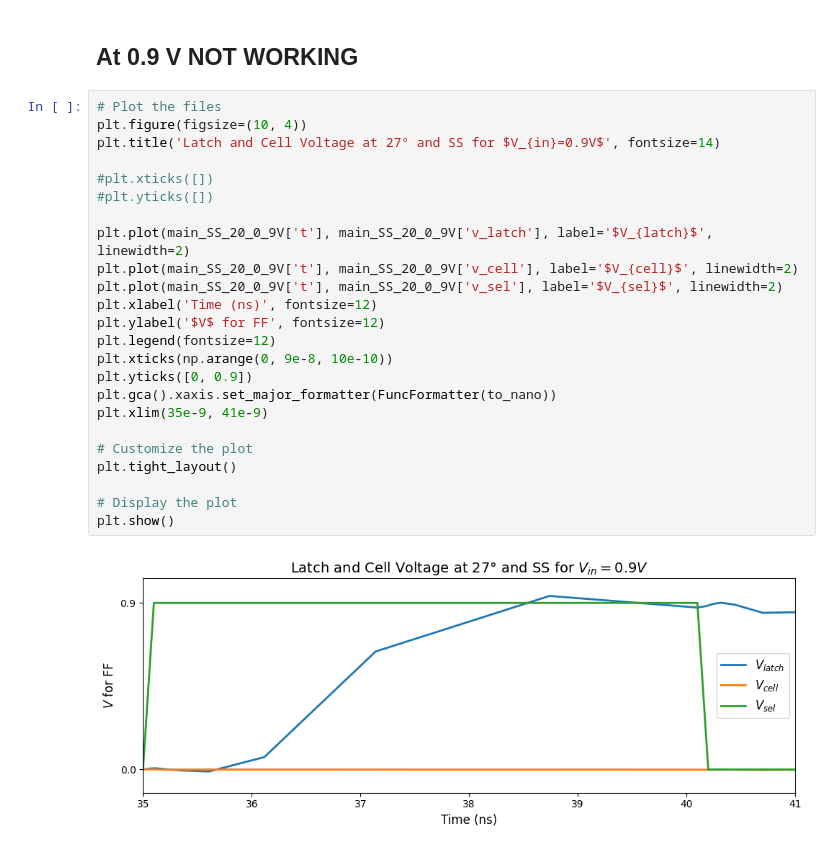
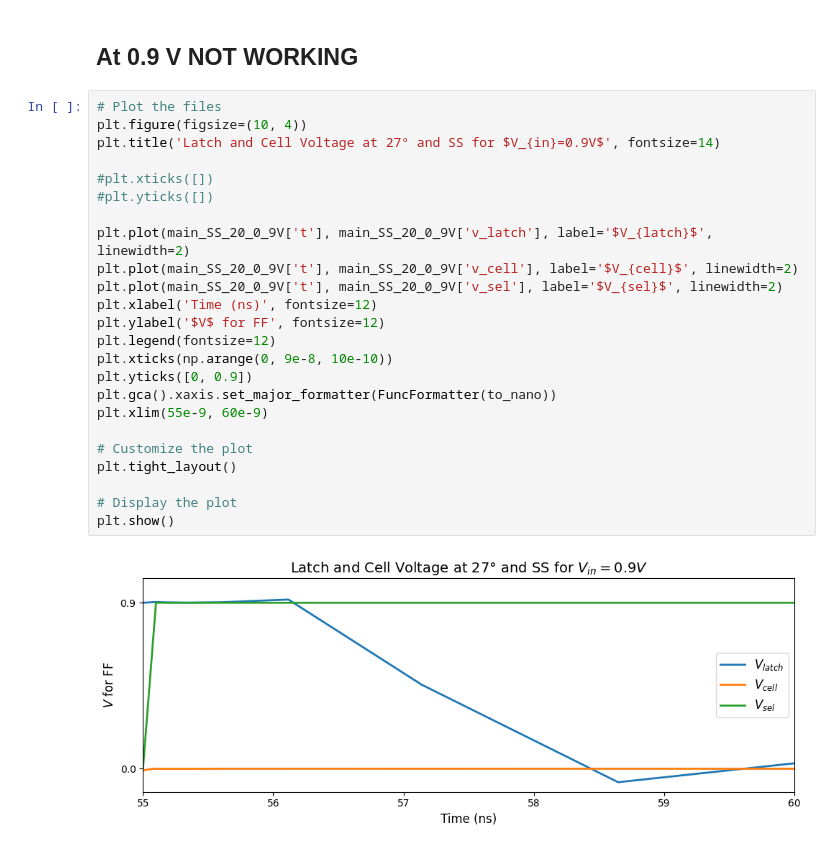
Before and after one commit to Tezyy/Integrated_circuits, a Jupyter notebook: figures/Spice graph/main_creator.ipynb, the cells around one changed output. Drawn from its saved outputs; the diff is of its cells as text.

Commit message:
changed scaling on 0.9V graph

```diff
--- a/figures/Spice graph/main_creator.ipynb
+++ b/figures/Spice graph/main_creator.ipynb
@@ -372,26 +372,26 @@ plt.show()
 # %%
 # Plot the files
 plt.figure(figsize=(10, 4))
 plt.title('Latch and Cell Voltage at 27° and SS for $V_{in}=0.9V$', fontsize=14)
 
 #plt.xticks([])
 #plt.yticks([])
 
 plt.plot(main_SS_20_0_9V['t'], main_SS_20_0_9V['v_latch'], label='$V_{latch}$', linewidth=2)
 plt.plot(main_SS_20_0_9V['t'], main_SS_20_0_9V['v_cell'], label='$V_{cell}$', linewidth=2)
 plt.plot(main_SS_20_0_9V['t'], main_SS_20_0_9V['v_sel'], label='$V_{sel}$', linewidth=2)
 plt.xlabel('Time (ns)', fontsize=12)
 plt.ylabel('$V$ for FF', fontsize=12)
 plt.legend(fontsize=12)
 plt.xticks(np.arange(0, 9e-8, 10e-10))
 plt.yticks([0, 0.9])
 plt.gca().xaxis.set_major_formatter(FuncFormatter(to_nano))
-plt.xlim(35e-9, 41e-9)
+plt.xlim(55e-9, 60e-9)
 
 # Customize the plot
 plt.tight_layout()
 
 # Display the plot
 plt.show()
 # %% [output]
-[figure, old version]
+[figure, new version]
```
Also changed, not shown: 1 other file.
